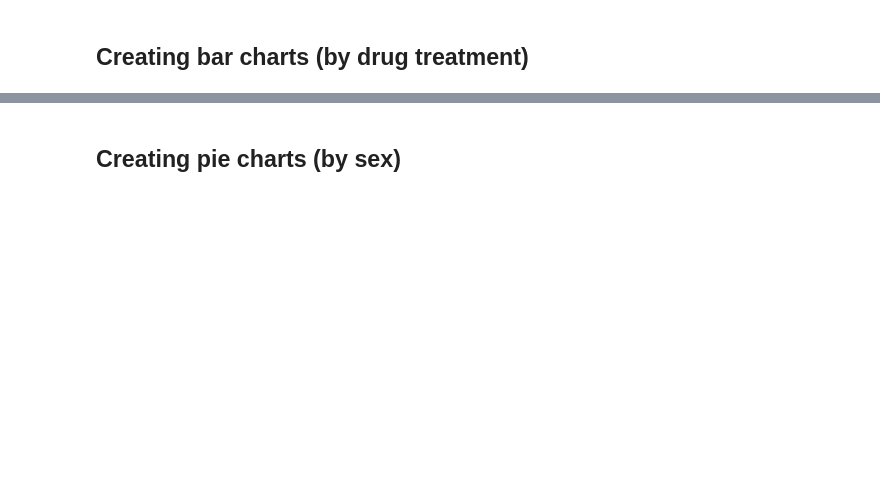
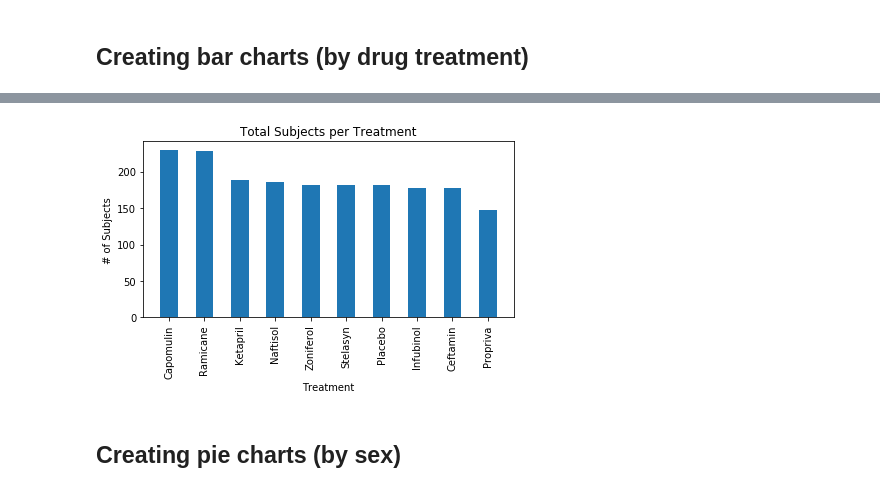
Before and after one commit to troypramsey/matplotlib-challenge, a Jupyter notebook: matplotlib-challenge.ipynb, the cells around one changed output, grey strips where cells are left out. Saved outputs shown, nothing was run; the diff lists cells and outputs as text; code cells hidden in the pictures; blank space fills up the shorter version.

```diff
--- a/matplotlib-challenge.ipynb
+++ b/matplotlib-challenge.ipynb
@@ -75,11 +138,14 @@ y_axis = [x for x in drug_counts]
 # %%
 # Building and formatting Matplotlib bar plot
-plt.bar(x_axis, y_axis)
+plt.bar(x_axis, y_axis, width=.5)
 plt.xlabel('Treatment')
 plt.ylabel('# of Subjects')
 plt.title('Total Subjects per Treatment')
 plt.xticks(rotation=90)
+plt.tight_layout()
 plt.show()
+# %% [output]
+[figure, added]
 # %% [markdown]
 ## Creating pie charts (by sex)
 # %%
```
Also changed, not shown: parts of 18 cells of this notebook.
